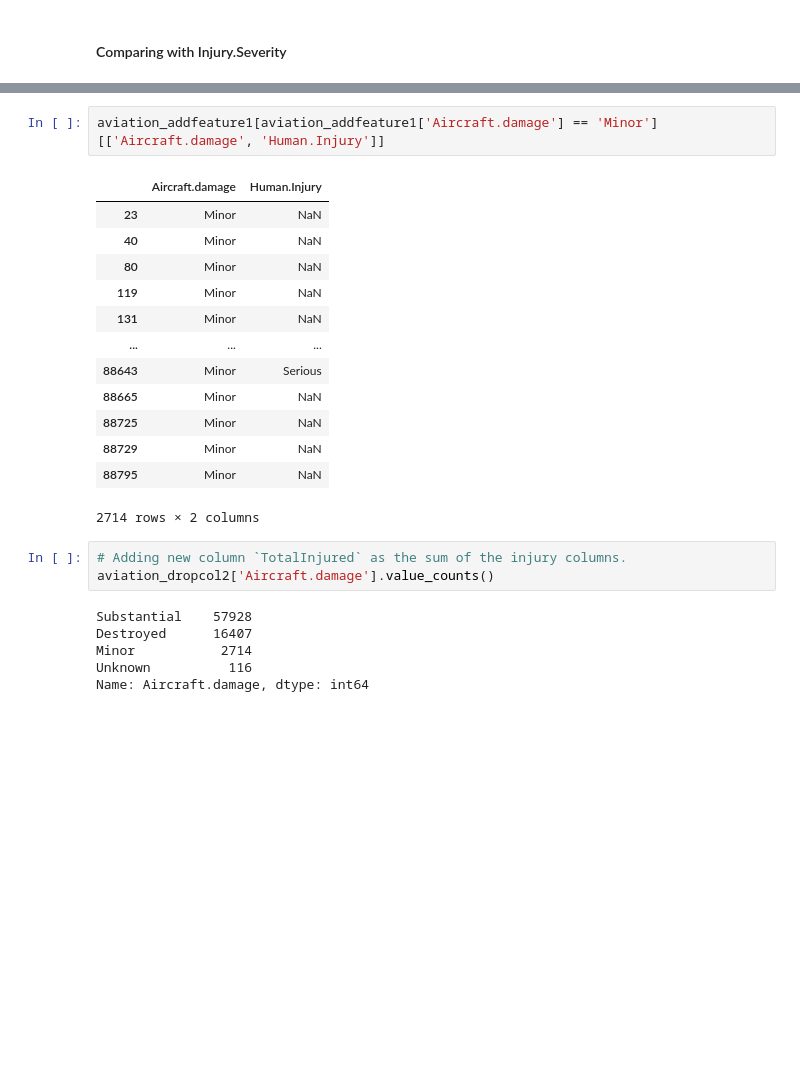
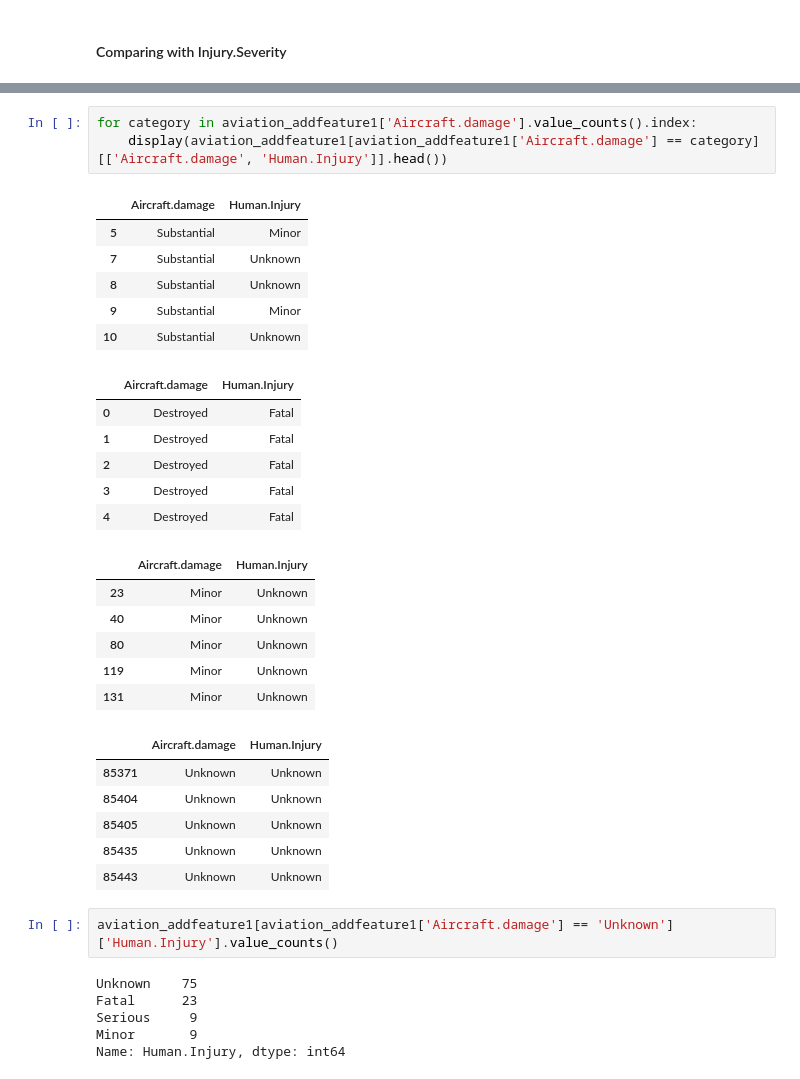
Before and after one commit to SamBen804/Aviation-Recommendations, a Jupyter notebook: Aviation_Recommendations_Exploratory_Analysis.ipynb, the cells around one changed output, grey strips where cells are left out. Cells and saved outputs as stored; diff of their text form; blank space fills up the shorter version.

```diff
--- a/Aviation_Recommendations_Exploratory_Analysis.ipynb
+++ b/Aviation_Recommendations_Exploratory_Analysis.ipynb
@@ -349,25 +377,36 @@ aviation_addfeature1[['Injury.Severity', 'Total.Fatal.Injuries']]
+# %%
+for category in aviation_addfeature1['Aircraft.damage'].value_counts().index:
+    display(aviation_addfeature1[aviation_addfeature1['Aircraft.damage'] == category][['Aircraft.damage', 'Human.Injury']].head())
+# %% [output]
+|  | Aircraft.damage | Human.Injury |
+| 5 | Substantial | Minor |
+| 7 | Substantial | Unknown |
+| 8 | Substantial | Unknown |
+| 9 | Substantial | Minor |
+| 10 | Substantial | Unknown |
+|  | Aircraft.damage | Human.Injury |
+| 0 | Destroyed | Fatal |
+| 1 | Destroyed | Fatal |
+| 2 | Destroyed | Fatal |
+| 3 | Destroyed | Fatal |
+| 4 | Destroyed | Fatal |
+|  | Aircraft.damage | Human.Injury |
+| 23 | Minor | Unknown |
+| 40 | Minor | Unknown |
+| 80 | Minor | Unknown |
+| 119 | Minor | Unknown |
+| 131 | Minor | Unknown |
+|  | Aircraft.damage | Human.Injury |
+| 85371 | Unknown | Unknown |
+| 85404 | Unknown | Unknown |
+| 85405 | Unknown | Unknown |
+| 85435 | Unknown | Unknown |
+| 85443 | Unknown | Unknown |
 # %%
-aviation_addfeature1[aviation_addfeature1['Aircraft.damage'] == 'Minor'][['Aircraft.damage', 'Human.Injury']]
+aviation_addfeature1[aviation_addfeature1['Aircraft.damage'] == 'Unknown']['Human.Injury'].value_counts()
 # %% [output]
-|  | Aircraft.damage | Human.Injury |
-| 23 | Minor | NaN |
-| 40 | Minor | NaN |
-| 80 | Minor | NaN |
-| 119 | Minor | NaN |
-| 131 | Minor | NaN |
-| ... | ... | ... |
-| 88643 | Minor | Serious |
-| 88665 | Minor | NaN |
-| 88725 | Minor | NaN |
-| 88729 | Minor | NaN |
-| 88795 | Minor | NaN |
-2714 rows × 2 columns
+Unknown    75
+Fatal      23
+Serious     9
+Minor       9
+Name: Human.Injury, dtype: int64
-# %%
-# Adding new column `TotalInjured` as the sum of the injury columns.
-aviation_dropcol2['Aircraft.damage'].value_counts()
-# %% [output]
-Substantial    57928
-Destroyed      16407
-Minor           2714
-Unknown          116
-Name: Aircraft.damage, dtype: int64
```
Also changed, not shown: parts of 27 cells of this notebook.
